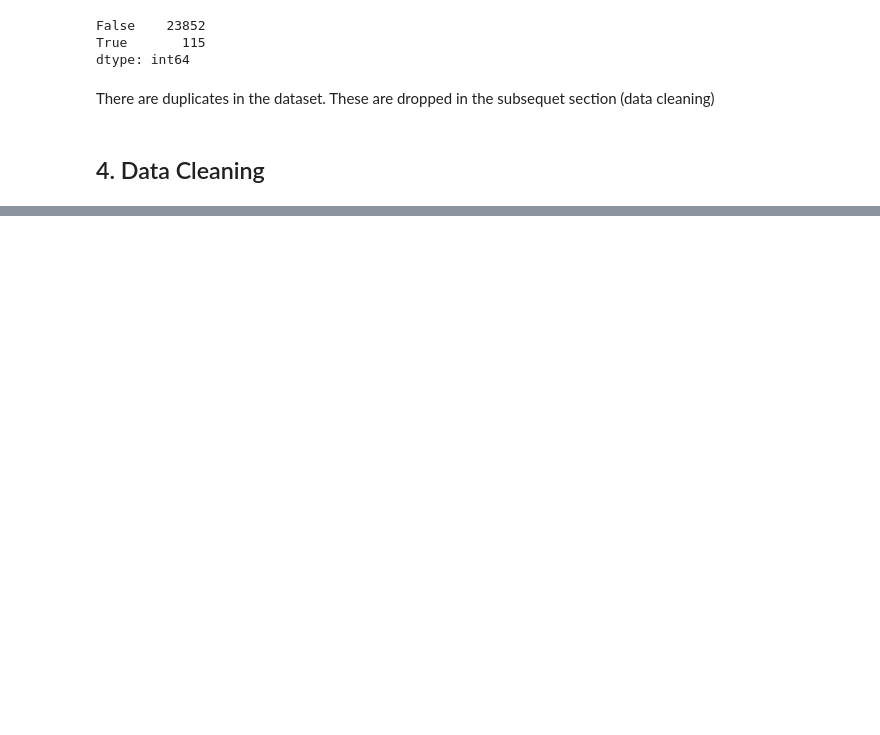
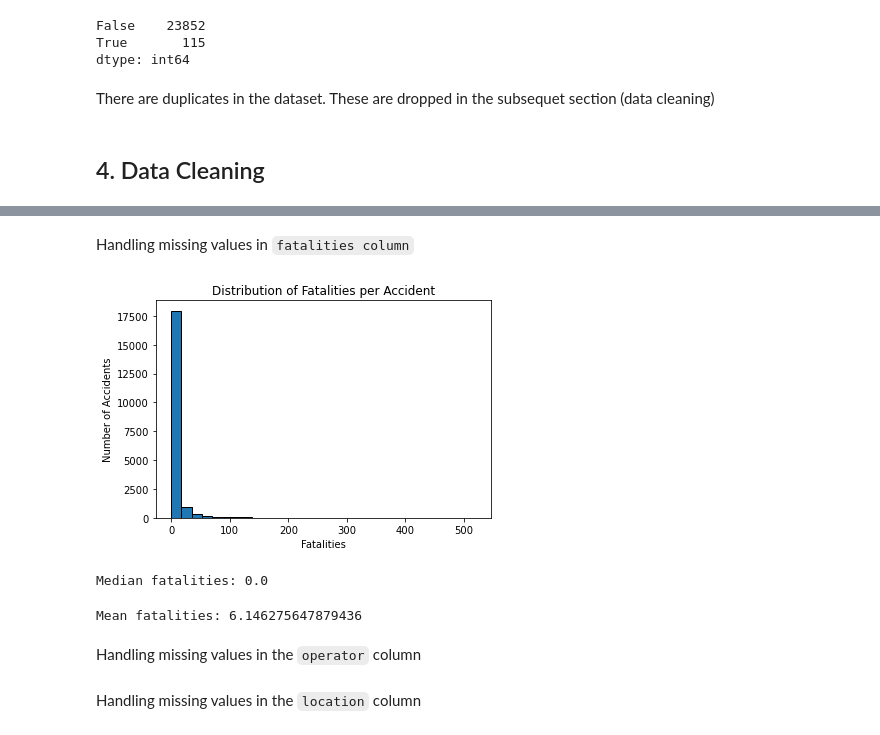
Before and after one commit to fredrickochieng-cell/Phase-1-Project-, a Jupyter notebook: dsc_project(phase1).ipynb, the cells around one changed output, grey strips where cells are left out. Saved outputs shown, nothing was run; the diff lists cells and outputs as text; code cells hidden in the pictures; blank space fills up the shorter version.

Commit message:
finished the initial stages of data cleaning

```diff
--- a/dsc_project(phase1).ipynb
+++ b/dsc_project(phase1).ipynb
@@ -132,0 +155,3 @@ There are duplicates in the dataset. These are dropped in the subsequet section
+# %%
+#Dropping duplicates
+df=df.drop_duplicates()
@@ -132,0 +200,4 @@ There are duplicates in the dataset. These are dropped in the subsequet section
+# %%
+#Dropping `registration` column
+df.drop('registration', axis=1, inplace=True)
+df.head()
@@ -132,0 +211,31 @@ There are duplicates in the dataset. These are dropped in the subsequet section
+# %%
+#dropping rows with unkown years
+df = df.dropna(subset=['year'])
+# %%
+#Making sure year is integer
+df['year'] = df['year'].astype(int)
+# %% [markdown]
+Handling missing values in `fatalities column`
+# %%
+#Checking for skewness using histogram to determine whether to fill missing values using mean or median.
+#If skewed use median else use mode
+plt.hist(df["fatalities"].dropna(), bins=30, edgecolor="black")
+plt.title("Distribution of Fatalities per Accident")
+plt.xlabel("Fatalities")
+plt.ylabel("Number of Accidents")
+plt.show()
+# %% [output]
+[figure, added]
+# %%
+#The data is skewed (long-tailed) so the missing values should be filled using the median
+median_fatalities = df['fatalities'].median()
+print('Median fatalities:', median_fatalities)
+# %% [output]
+Median fatalities: 0.0
+# %%
+#Since most of the accidents have 0 deaths, the median comes out as 0.
+#Therefore, median won't be helpful in filling the missing values. As such, mean is used.
+mean_fatalities = df['fatalities'].mean()
+print('Mean fatalities:', mean_fatalities)
+# %% [output]
+Mean fatalities: 6.146275647879436
@@ -132,0 +245,2 @@ There are duplicates in the dataset. These are dropped in the subsequet section
+# %% [markdown]
+Handling missing values in the `operator` column
@@ -132,0 +250,2 @@ There are duplicates in the dataset. These are dropped in the subsequet section
+# %% [markdown]
+Handling missing values in the `location` column
```
Also changed, not shown: parts of 20 cells of this notebook.
